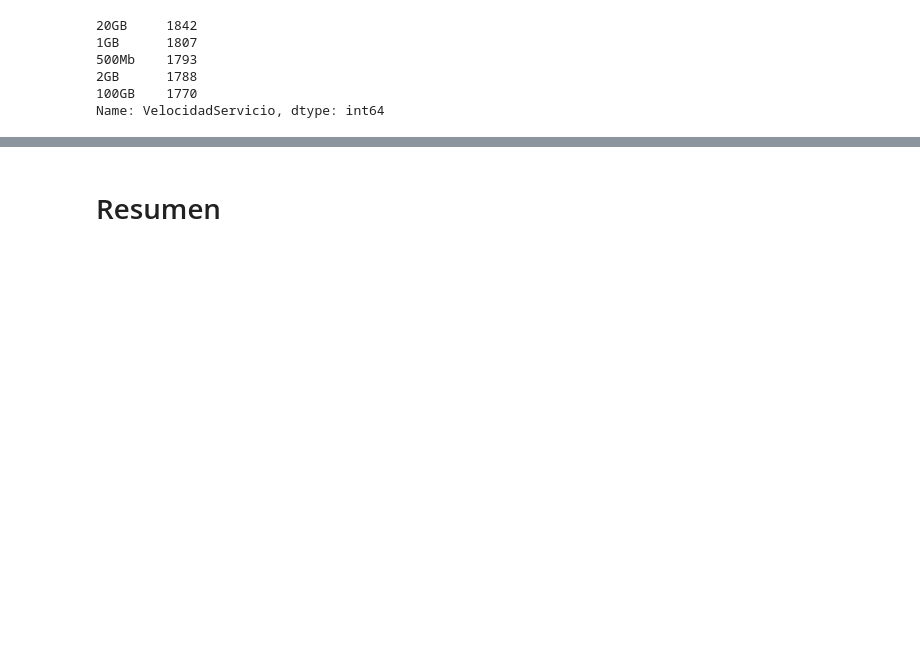
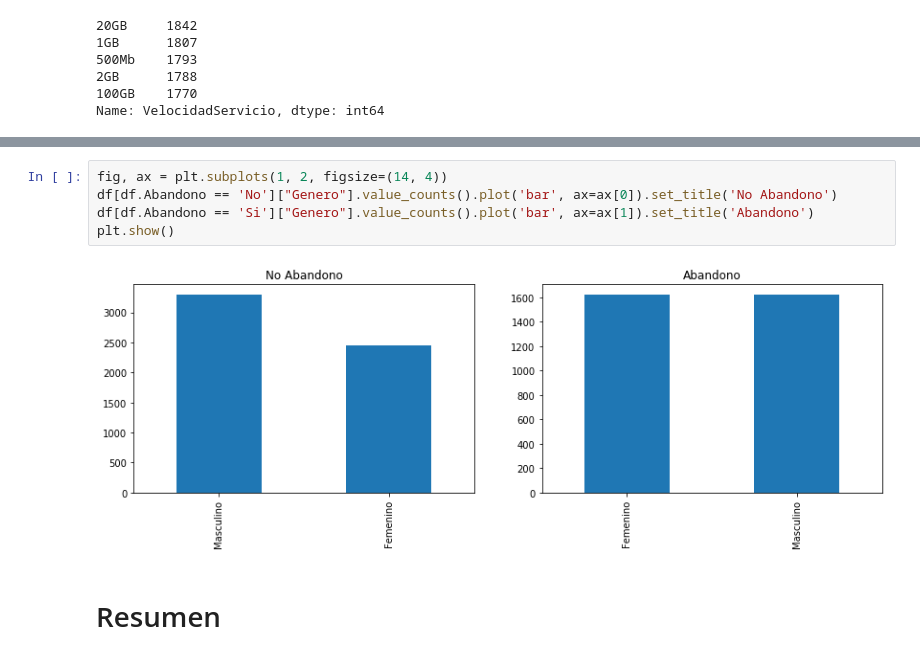
Before and after one commit to facundopoblete/IA-UADE, a Jupyter notebook: TP1/TP1.ipynb, the cells around one changed output, grey strips where cells are left out. Cells and saved outputs as stored; diff of their text form; blank space fills up the shorter version.

```diff
--- a/TP1/TP1.ipynb
+++ b/TP1/TP1.ipynb
@@ -96,3 +107,10 @@ Name: VelocidadServicio, dtype: int64
+# %%
+fig, ax = plt.subplots(1, 2, figsize=(14, 4))
+df[df.Abandono == 'No']["Genero"].value_counts().plot('bar', ax=ax[0]).set_title('No Abandono')
+df[df.Abandono == 'Si']["Genero"].value_counts().plot('bar', ax=ax[1]).set_title('Abandono')
+plt.show()
+# %% [output]
+[figure, added]
 # %% [markdown]
 # Resumen
 # %% [markdown]
```
Also changed, not shown: parts of 8 cells of this notebook.
